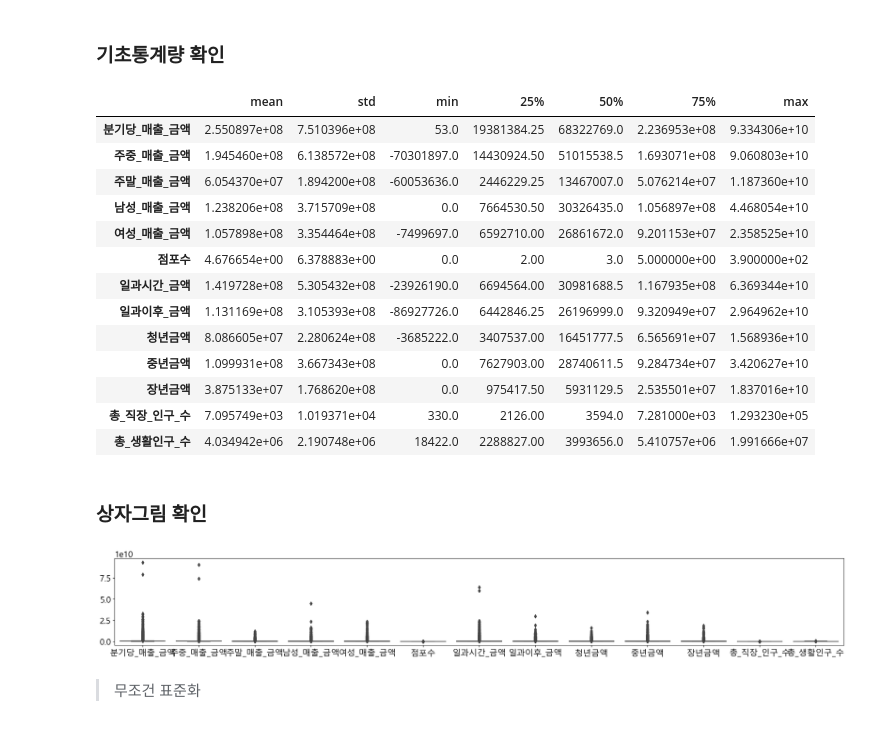
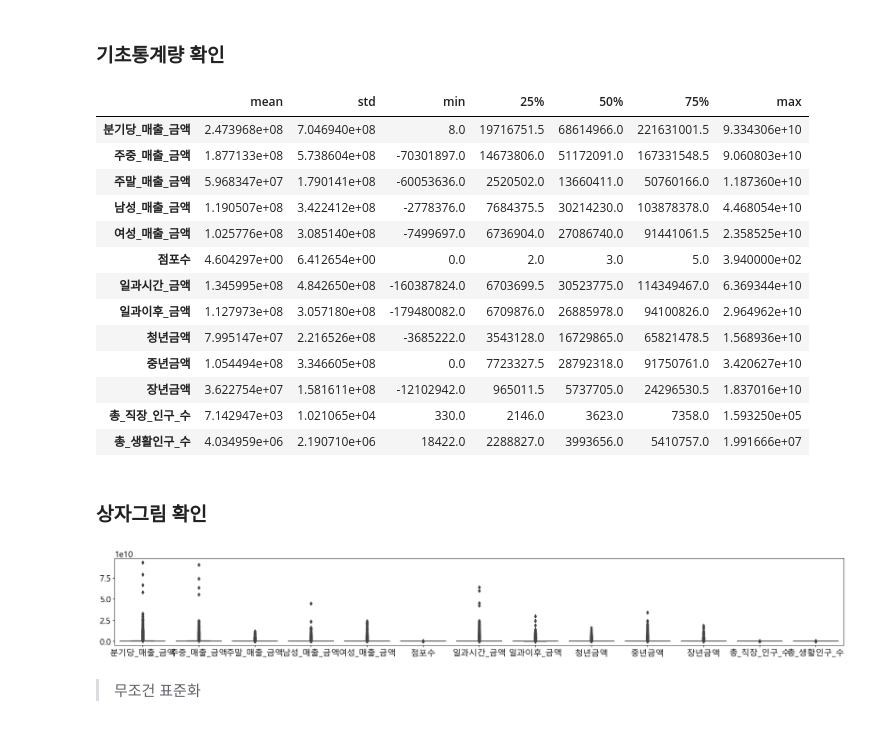
Before and after one commit to Jeeunun/Data_analysis_education_Closed, a Jupyter notebook: data_analysis/번외편/CDA.ipynb, the cells around one changed output. Drawn from its saved outputs; the diff is of its cells as text; code cells hidden in the pictures.

```diff
--- a/data_analysis/번외편/CDA.ipynb
+++ b/data_analysis/번외편/CDA.ipynb
@@ -187,23 +223,23 @@ print(df2.shape)
 # %% [markdown]
 ### 기초통계량 확인
 # %%
-tmp = df2.drop(['엑스좌표_값', '와이좌표_값'], axis=1)
+tmp = df.drop(['엑스좌표_값', '와이좌표_값'], axis=1)
 tmp.describe().T.drop('count', axis=1)
 # %% [output]
 |  | mean | std | min | 25% | 50% | 75% | max |
-| 분기당_매출_금액 | 2.550897e+08 | 7.510396e+08 | 53.0 | 19381384.25 | 68322769.0 | 2.236953e+08 | 9.334306e+10 |
-| 주중_매출_금액 | 1.945460e+08 | 6.138572e+08 | -70301897.0 | 14430924.50 | 51015538.5 | 1.693071e+08 | 9.060803e+10 |
-| 주말_매출_금액 | 6.054370e+07 | 1.894200e+08 | -60053636.0 | 2446229.25 | 13467007.0 | 5.076214e+07 | 1.187360e+10 |
-| 남성_매출_금액 | 1.238206e+08 | 3.715709e+08 | 0.0 | 7664530.50 | 30326435.0 | 1.056897e+08 | 4.468054e+10 |
-| 여성_매출_금액 | 1.057898e+08 | 3.354464e+08 | -7499697.0 | 6592710.00 | 26861672.0 | 9.201153e+07 | 2.358525e+10 |
-| 점포수 | 4.676654e+00 | 6.378883e+00 | 0.0 | 2.00 | 3.0 | 5.000000e+00 | 3.900000e+02 |
-| 일과시간_금액 | 1.419728e+08 | 5.305432e+08 | -23926190.0 | 6694564.00 | 30981688.5 | 1.167935e+08 | 6.369344e+10 |
-| 일과이후_금액 | 1.131169e+08 | 3.105393e+08 | -86927726.0 | 6442846.25 | 26196999.0 | 9.320949e+07 | 2.964962e+10 |
-| 청년금액 | 8.086605e+07 | 2.280624e+08 | -3685222.0 | 3407537.00 | 16451777.5 | 6.565691e+07 | 1.568936e+10 |
-| 중년금액 | 1.099931e+08 | 3.667343e+08 | 0.0 | 7627903.00 | 28740611.5 | 9.284734e+07 | 3.420627e+10 |
-| 장년금액 | 3.875133e+07 | 1.768620e+08 | 0.0 | 975417.50 | 5931129.5 | 2.535501e+07 | 1.837016e+10 |
-| 총_직장_인구_수 | 7.095749e+03 | 1.019371e+04 | 330.0 | 2126.00 | 3594.0 | 7.281000e+03 | 1.293230e+05 |
-| 총_생활인구_수 | 4.034942e+06 | 2.190748e+06 | 18422.0 | 2288827.00 | 3993656.0 | 5.410757e+06 | 1.991666e+07 |
+| 분기당_매출_금액 | 2.473968e+08 | 7.046940e+08 | 8.0 | 19716751.5 | 68614966.0 | 221631001.5 | 9.334306e+10 |
+| 주중_매출_금액 | 1.877133e+08 | 5.738604e+08 | -70301897.0 | 14673806.0 | 51172091.0 | 167331548.5 | 9.060803e+10 |
+| 주말_매출_금액 | 5.968347e+07 | 1.790141e+08 | -60053636.0 | 2520502.0 | 13660411.0 | 50760166.0 | 1.187360e+10 |
+| 남성_매출_금액 | 1.190507e+08 | 3.422412e+08 | -2778376.0 | 7684375.5 | 30214230.0 | 103878378.0 | 4.468054e+10 |
+| 여성_매출_금액 | 1.025776e+08 | 3.085140e+08 | -7499697.0 | 6736904.0 | 27086740.0 | 91441061.5 | 2.358525e+10 |
+| 점포수 | 4.604297e+00 | 6.412654e+00 | 0.0 | 2.0 | 3.0 | 5.0 | 3.940000e+02 |
+| 일과시간_금액 | 1.345995e+08 | 4.842650e+08 | -160387824.0 | 6703699.5 | 30523775.0 | 114349467.0 | 6.369344e+10 |
+| 일과이후_금액 | 1.127973e+08 | 3.057180e+08 | -179480082.0 | 6709876.0 | 26885978.0 | 94100826.0 | 2.964962e+10 |
+| 청년금액 | 7.995147e+07 | 2.216526e+08 | -3685222.0 | 3543128.0 | 16729865.0 | 65821478.5 | 1.568936e+10 |
+| 중년금액 | 1.054494e+08 | 3.346605e+08 | 0.0 | 7723327.5 | 28792318.0 | 91750761.0 | 3.420627e+10 |
+| 장년금액 | 3.622754e+07 | 1.581611e+08 | -12102942.0 | 965011.5 | 5737705.0 | 24296530.5 | 1.837016e+10 |
+| 총_직장_인구_수 | 7.142947e+03 | 1.021065e+04 | 330.0 | 2146.0 | 3623.0 | 7358.0 | 1.593250e+05 |
+| 총_생활인구_수 | 4.034959e+06 | 2.190710e+06 | 18422.0 | 2288827.0 | 3993656.0 | 5410757.0 | 1.991666e+07 |
 # %% [markdown]
 ### 상자그림 확인
 # %%
@@ -212,7 +248,7 @@ sb.boxplot(tmp)
 plt.show()
 plt.close()
 # %% [output]
-[figure, old version]
+[figure, new version]
 # %% [markdown]
 > 무조건 표준화
 # %% [markdown]
```
Also changed, not shown: parts of 19 cells of this notebook, 7 other files.
